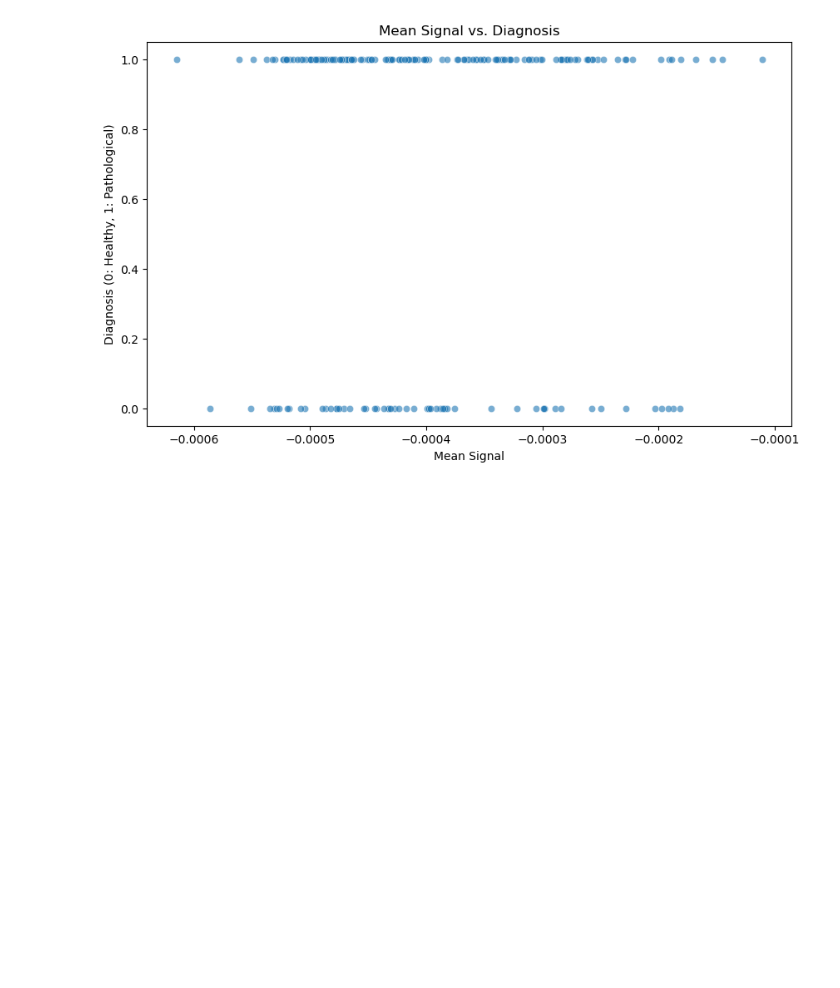
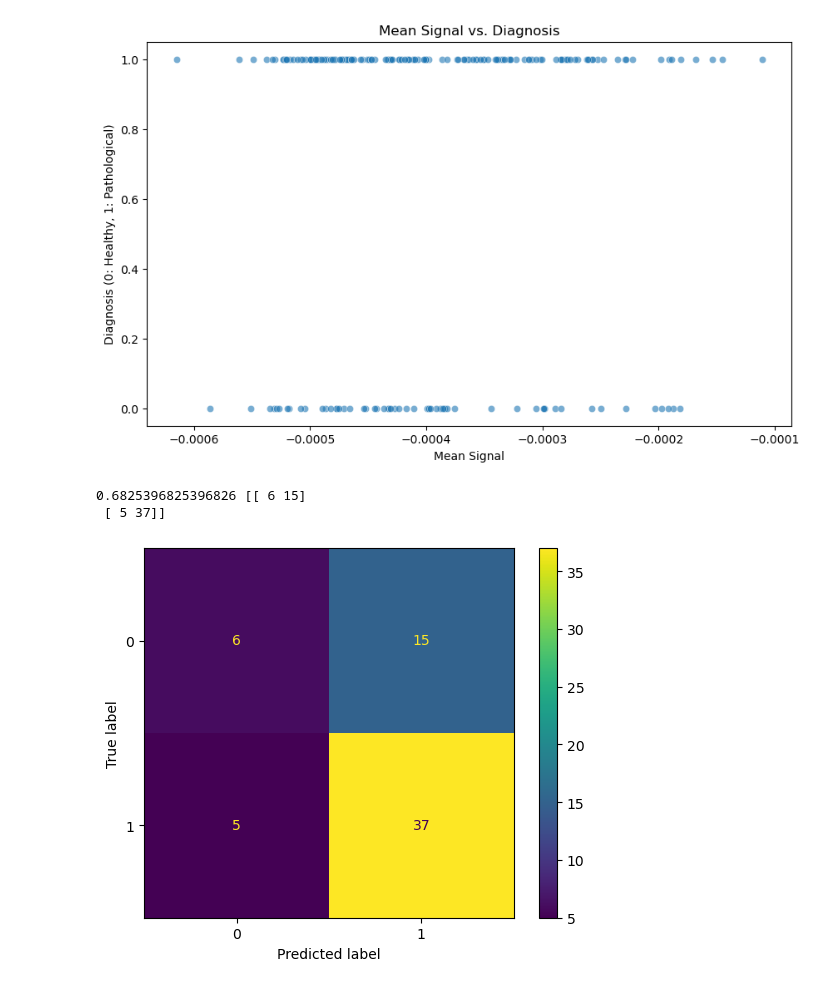
Before and after one commit to justinb91011/Voice_Data_Detects_Disease, a Jupyter notebook: voice-data.ipynb, the cells around one changed output. Saved outputs shown, nothing was run; the diff lists cells and outputs as text; code cells hidden in the pictures; blank space fills up the shorter version.

```diff
--- a/voice-data.ipynb
+++ b/voice-data.ipynb
@@ -191,3 +193,28 @@ plt.ylabel('Diagnosis (0: Healthy, 1: Pathological)')
 plt.show()
 # %% [output]
 [figure]
+# %%
+from sklearn.metrics import ConfusionMatrixDisplay
+
+
+knn = KNeighborsClassifier(n_neighbors=3)
+
+knn.fit(X_train, y_train)
+
+# Predict on the test set
+y_pred = knn.predict(X_test)
+
+# Calculate accuracy and confusion matrix
+accuracy = accuracy_score(y_test, y_pred)
+conf_matrix = confusion_matrix(y_test, y_pred)
+
+print(accuracy, conf_matrix)
+
+disp = ConfusionMatrixDisplay(confusion_matrix=conf_matrix)
+
+disp.plot()
+plt.show()
+# %% [output]
+0.6825396825396826 [[ 6 15]
+ [ 5 37]]
+[figure, added]
```
Also changed, not shown: parts of 1 cell of this notebook, 1 other file.
